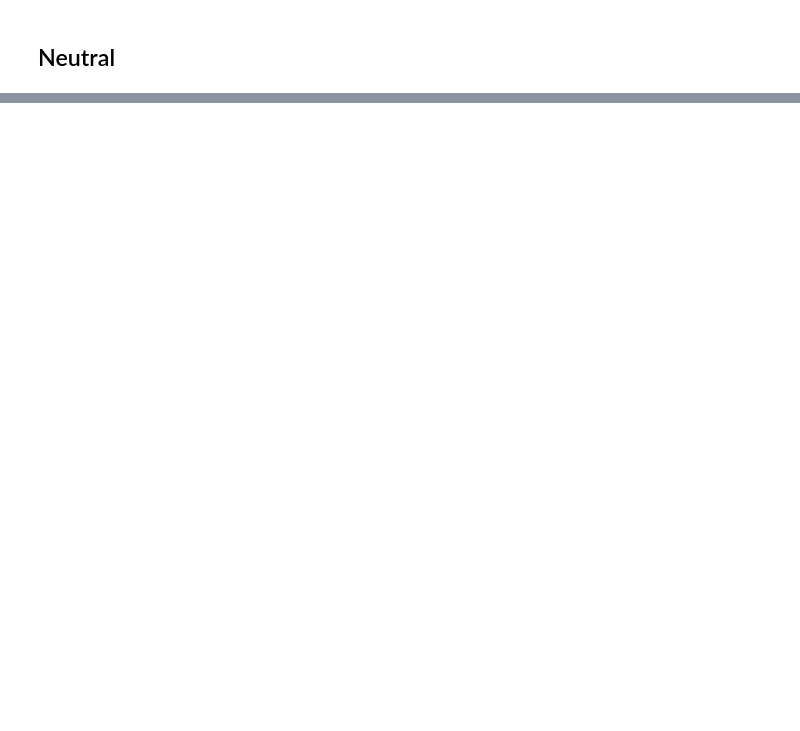
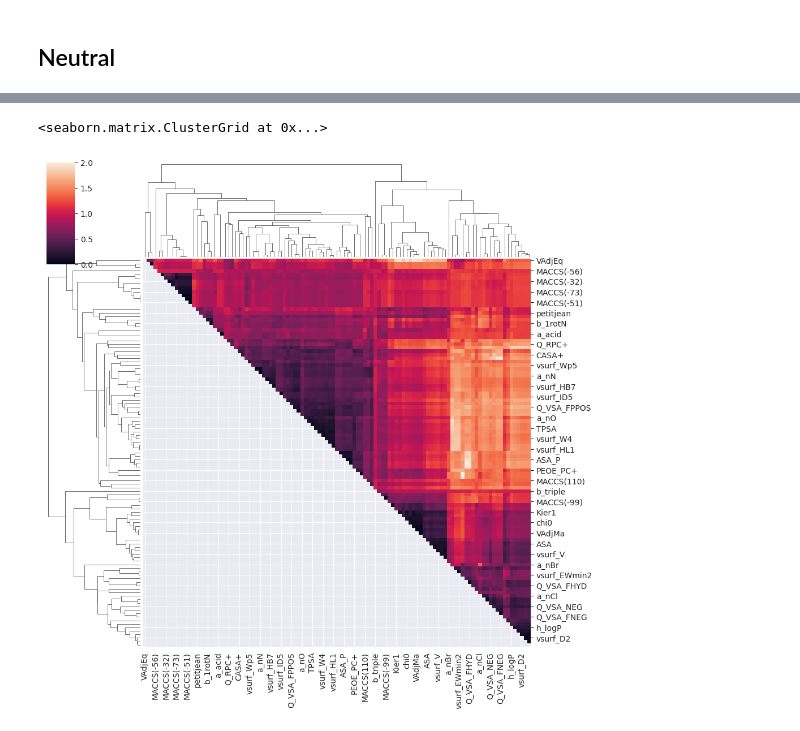
Before and after one commit to tahiri-lab/QSAR, a Jupyter notebook: code/preprocessing/feature_selection.ipynb, the cells around one changed output, grey strips where cells are left out. Drawn from its saved outputs; the diff is of its cells as text; code cells hidden in the pictures; blank space fills up the shorter version.

```diff
--- a/code/preprocessing/feature_selection.ipynb
+++ b/code/preprocessing/feature_selection.ipynb
@@ -199,0 +185,5 @@ FS.remove_highly_correlated(df)
+# %%
+df_neutral_correlation_removed = FS_neutral.remove_highly_correlated(graph=True)
+# %% [output]
+<seaborn.matrix.ClusterGrid at 0x...>
+[figure, added]
```
Also changed, not shown: parts of 22 cells of this notebook, 1 other file.
